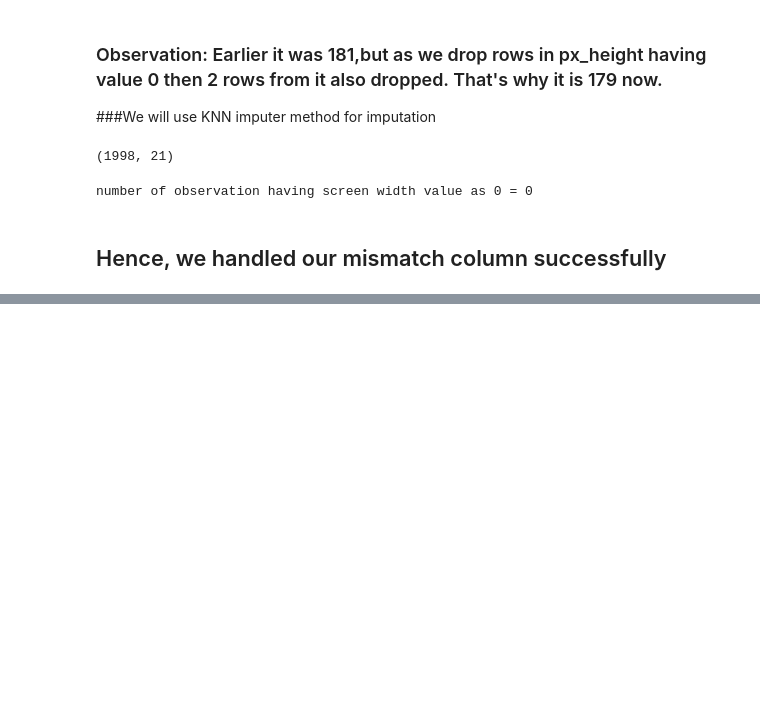
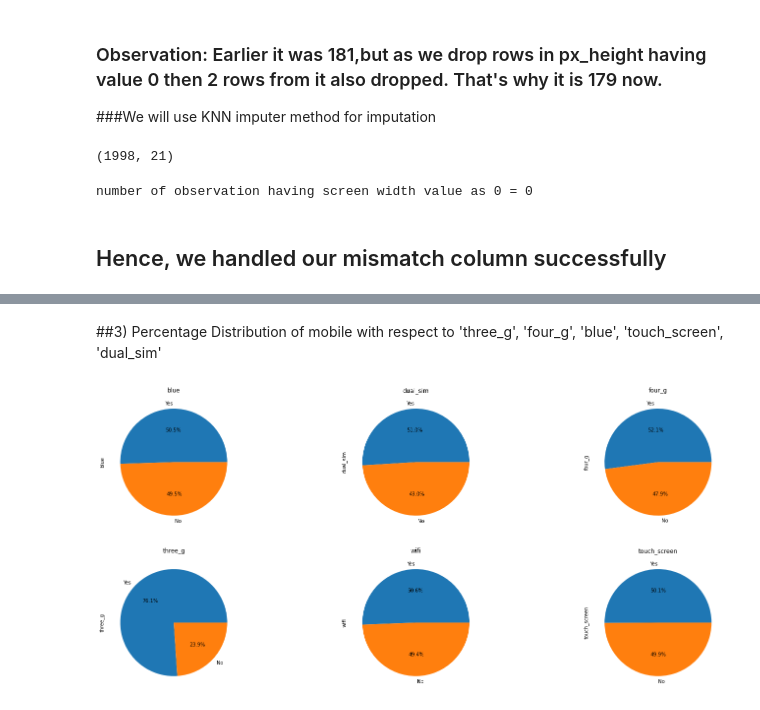
Before and after one commit to navinsambari123/Mobile-price-range-prediction, a Jupyter notebook: Github_Mobile_price_range_prediction.ipynb, the cells around one changed output, grey strips where cells are left out. Drawn from its saved outputs; the diff is of its cells as text; code cells hidden in the pictures; blank space fills up the shorter version.

```diff
--- a/Github_Mobile_price_range_prediction.ipynb
+++ b/Github_Mobile_price_range_prediction.ipynb
@@ -255,0 +343,16 @@ number of observation having screen width value as 0 = 0
+# %% [markdown]
+##3) Percentage Distribution of mobile with respect to 'three_g', 'four_g', 'blue', 'touch_screen', 'dual_sim'
+# %%
+#let's see the percentage distribution of features supported and not supported in  mobile
+columnss=['blue','dual_sim','four_g','three_g', 'wifi', 'touch_screen']
+labels = ["Yes",'No']
+n=1
+plt.figure(figsize=(25,11))
+for i in columnss:
+  ax=plt.subplot(2,3,n)
+
+  n=n+1
+  data[i].value_counts().plot.pie(autopct='%.1f%%', labels=labels)
+  ax.set_title(i)
+# %% [output]
+[figure, added]
```
Also changed, not shown: parts of 14 cells of this notebook.
